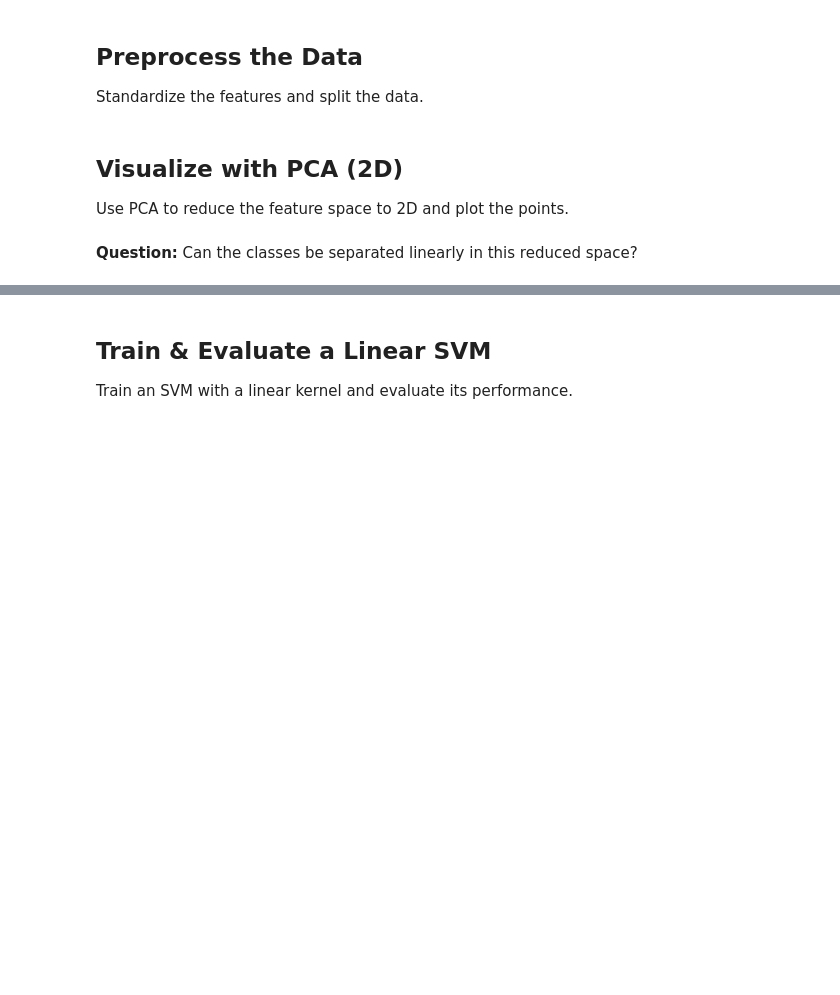
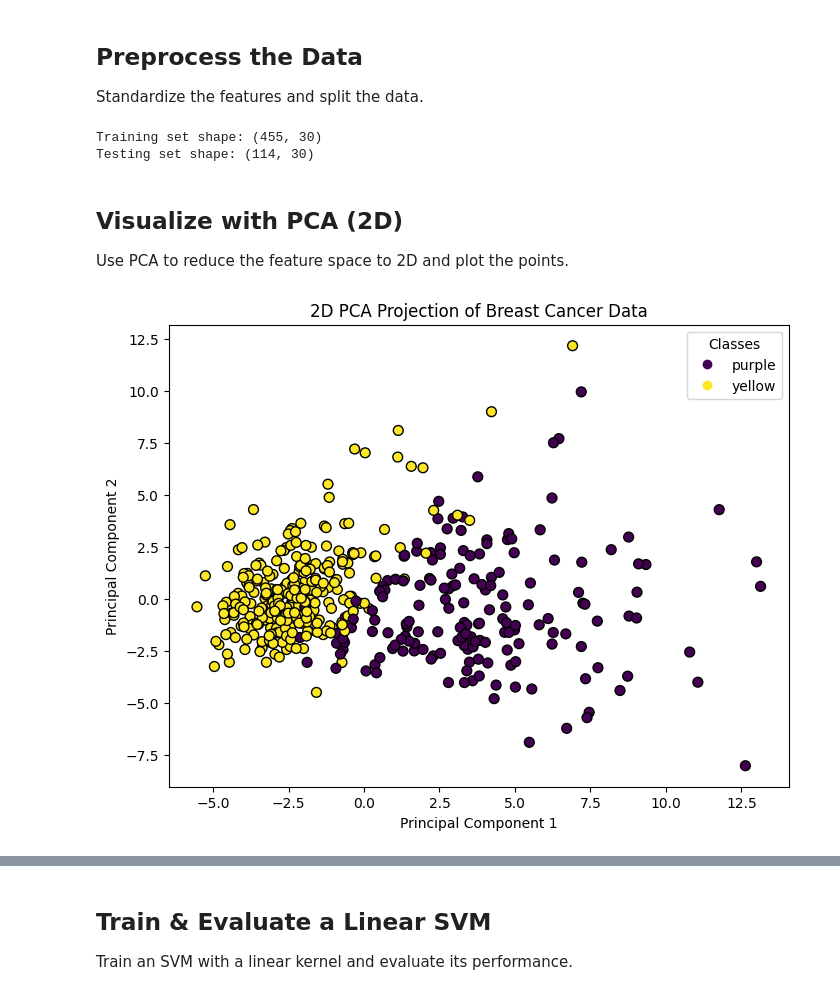
Before and after one commit to spirosdouk/hy485-, a Jupyter notebook: 485[2025]_HW5.ipynb, the cells around one changed output, grey strips where cells are left out. Drawn from its saved outputs; the diff is of its cells as text; code cells hidden in the pictures; blank space fills up the shorter version.

```diff
--- a/485[2025]_HW5.ipynb
+++ b/485[2025]_HW5.ipynb
@@ -37,9 +61,51 @@ print(df.describe())
 # %% [markdown]
 ## Preprocess the Data
 Standardize the features and split the data.
+# %%
+# Separate features and target
+X = data.data
+y = data.target
+
+# Split the data into training and testing sets (80/20 split, stratified by target)
+X_train, X_test, y_train, y_test = train_test_split(
+    X, y, test_size=0.2, random_state=42, stratify=y)
+
+# Initialize the StandardScaler
+scaler = StandardScaler()
+
+# Fit the scaler on the training data and transform both training and testing data
+X_train_scaled = scaler.fit_transform(X_train)
+X_test_scaled = scaler.transform(X_test)
+
+# Optionally, print shapes to confirm correct splitting and scaling
+print("Training set shape:", X_train_scaled.shape)
+print("Testing set shape:", X_test_scaled.shape)
+# %% [output]
+Training set shape: (455, 30)
+Testing set shape: (114, 30)
 # %% [markdown]
 ## Visualize with PCA (2D)
 
 Use PCA to reduce the feature space to 2D and plot the points.
-# %% [markdown]
-**Question:** Can the classes be separated linearly in this reduced space?
+# %%
+# Apply PCA to reduce dimensions to 2 components from the scaled training data
+pca = PCA(n_components=2)
+X_pca = pca.fit_transform(X_train_scaled)
+
+# Create a scatter plot of the two principal components
+plt.figure(figsize=(8, 6))
+scatter = plt.scatter(X_pca[:, 0], X_pca[:, 1], c=y_train, cmap='viridis', s=50, edgecolor='k')
+
+# Add labels and title for clarity
+plt.xlabel('Principal Component 1')
+plt.ylabel('Principal Component 2')
+plt.title('2D PCA Projection of Breast Cancer Data')
+
+# Add a legend mapping color to target class
+# Since target 0 corresponds to 'malignant' and 1 corresponds to 'benign':
+handles, _ = scatter.legend_elements()
+plt.legend(handles, ['purple', 'yellow'], title="Classes")
+
+plt.show()
+# %% [output]
+[figure, added]
```
Also changed, not shown: parts of 11 cells of this notebook.
